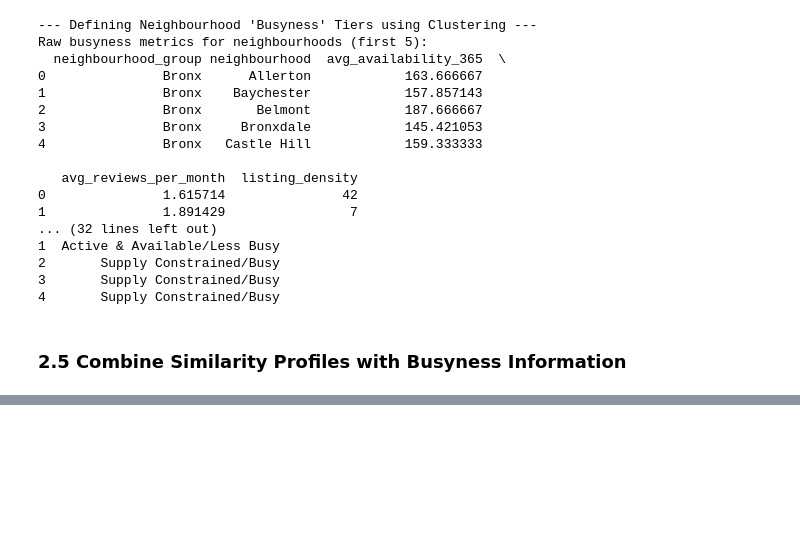
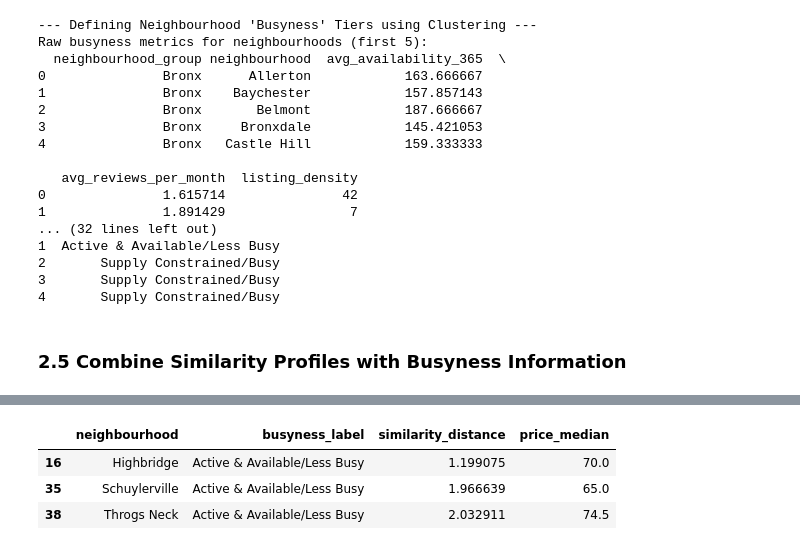
Before and after one commit to tm3-machine-learning/airbnb, a Jupyter notebook: mchandler_analysis/airbnb_modelling.ipynb, the cells around one changed output, grey strips where cells are left out. Drawn from its saved outputs; the diff is of its cells as text; code cells hidden in the pictures; blank space fills up the shorter version.

```diff
--- a/mchandler_analysis/airbnb_modelling.ipynb
+++ b/mchandler_analysis/airbnb_modelling.ipynb
@@ -334,0 +409,14 @@ Shape of final_neighbourhood_profiles: (221, 23)
+# %%
+print("\n--- Fitting KNN Model ---")
+
+knn_model = None # Initialize
+if 'features_scaled' in locals() and features_scaled is not None and features_scaled.shape[0] > 0:
+    # Number of neighbors: target itself + up to 10 others. Max N-1 if N < 11.
+    n_neighbors_knn = min(11, features_scaled.shape[0])
+
+    knn_model = NearestNeighbors(n_neighbors=n_neighbors_knn, metric='euclidean') # 'cosine' is also a good option
+    knn_model.fit(features_scaled)
+
+    print(f"KNN model fitted with k={n_neighbors_knn} and '{knn_model.metric}' metric.")
+else:
+    print("Error: Scaled features for KNN ('features_scaled') not available or empty. KNN model not fitted.")
@@ -334,0 +502,61 @@ Shape of final_neighbourhood_profiles: (221, 23)
+# %%
+print("\n--- Testing Recommendation Logic with Dynamic 'Less Busy' Criteria ---")
+
+if not all(var in locals() or var in globals() for var in ['final_neighbourhood_profiles_df', 'knn_model', 'features_scaled', 'get_neighbourhood_recommendations']):
+    print("ERROR: One or more required variables not found. Run previous cells.")
+else:
+    # --- Test Case 1: Target 'Midtown' in 'Manhattan' ---
+    target_n1 = 'Allerton'
+    target_g1 = 'Bronx'
+    print(f"\n--- Test Case 1: Target: {target_n1}, {target_g1} ---")
+
+    # Step 1: Get the busyness label of the target neighborhood
+    target_n1_profile = final_neighbourhood_profiles_df[
+        (final_neighbourhood_profiles_df['neighbourhood'] == target_n1) &
+        (final_neighbourhood_profiles_df['neighbourhood_group'] == target_g1)
+    ]
+
+    if target_n1_profile.empty:
+        print(f"Target neighborhood {target_n1} in {target_g1} not found in profiles.")
+    else:
+        target_n1_busyness_label = target_n1_profile['busyness_label'].iloc[0]
+        print(f"Busyness label for {target_n1}: {target_n1_busyness_label}")
+
+        # Step 2: Define 'less_busy_values' dynamically based on the target's busyness
+        # These are example rules - you should refine them based on your project goals
+        if target_n1_busyness_label == 'Supply Constrained/Busy':
+            # If target is very constrained, maybe accept 'Active & Available' OR 'High Density' (which has high availability)
+            dynamic_less_busy_labels = ['Active & Available/Less Busy', 'High Density/Saturated']
+            print(f"Target is '{target_n1_busyness_label}'. Relaxed 'less busy' criteria: {dynamic_less_busy_labels}")
+        elif target_n1_busyness_label == 'High Density/Saturated':
+            # If target is very dense, primary goal might be to find less dense areas.
+            # 'Active & Available/Less Busy' is ideal (low density).
+            # 'Supply Constrained/Busy' has moderate density, so could be an option if less dense than target.
+            dynamic_less_busy_labels = ['Active & Available/Less Busy'] # Start with strictest
+            # You could add more sophisticated logic here to compare actual density values if needed
+            print(f"Target is '{target_n1_busyness_label}'. Using 'less busy' criteria: {dynamic_less_busy_labels}")
+        else: # Default for targets that are already 'Active & Available/Less Busy' or other categories
+            dynamic_less_busy_labels = ['Active & Available/Less Busy'] # Should match the function's default if no specific rule
+            print(f"Target is '{target_n1_busyness_label}'. Default 'less busy' criteria: {dynamic_less_busy_labels}")
+
+        # Step 3: Call the recommendation function with the dynamic list
+        recommendations1 = get_neighbourhood_recommendations(
+            target_neighbourhood_name=target_n1,
+            target_group_name=target_g1,
+            df_profiles=final_neighbourhood_profiles_df,
+            model_knn=knn_model,
+            all_scaled_features=features_scaled,
+            num_recommendations=3,
+            busyness_column='busyness_label',
+            less_busy_values=dynamic_less_busy_labels # Use the dynamically set list
+        )
+
+        if not recommendations1.empty:
+            print(f"\nRecommended less busy, similar neighbourhoods in {target_g1} for {target_n1}:")
+            display(recommendations1[['neighbourhood', 'busyness_label', 'similarity_distance', 'price_median']]) # Customize displayed columns
+        elif not (target_n1_busyness_label in dynamic_less_busy_labels and target_n1_busyness_label == 'Active & Available/Less Busy'): # Avoid double messaging if target was already perfectly fine
+            print(f"No suitable recommendations found for {target_n1} in {target_g1} with the dynamic criteria.")
+
+    # --- You would then repeat for Test Case 2 (e.g., Williamsburg) with similar logic ---
+    # ...
+# %% [output]
@@ -334,0 +573,4 @@ Shape of final_neighbourhood_profiles: (221, 23)
+|  | neighbourhood | busyness_label | similarity_distance | price_median |
+| 16 | Highbridge | Active & Available/Less Busy | 1.199075 | 70.0 |
+| 35 | Schuylerville | Active & Available/Less Busy | 1.966639 | 65.0 |
+| 38 | Throgs Neck | Active & Available/Less Busy | 2.032911 | 74.5 |
```
Also changed, not shown: parts of 25 cells of this notebook.
